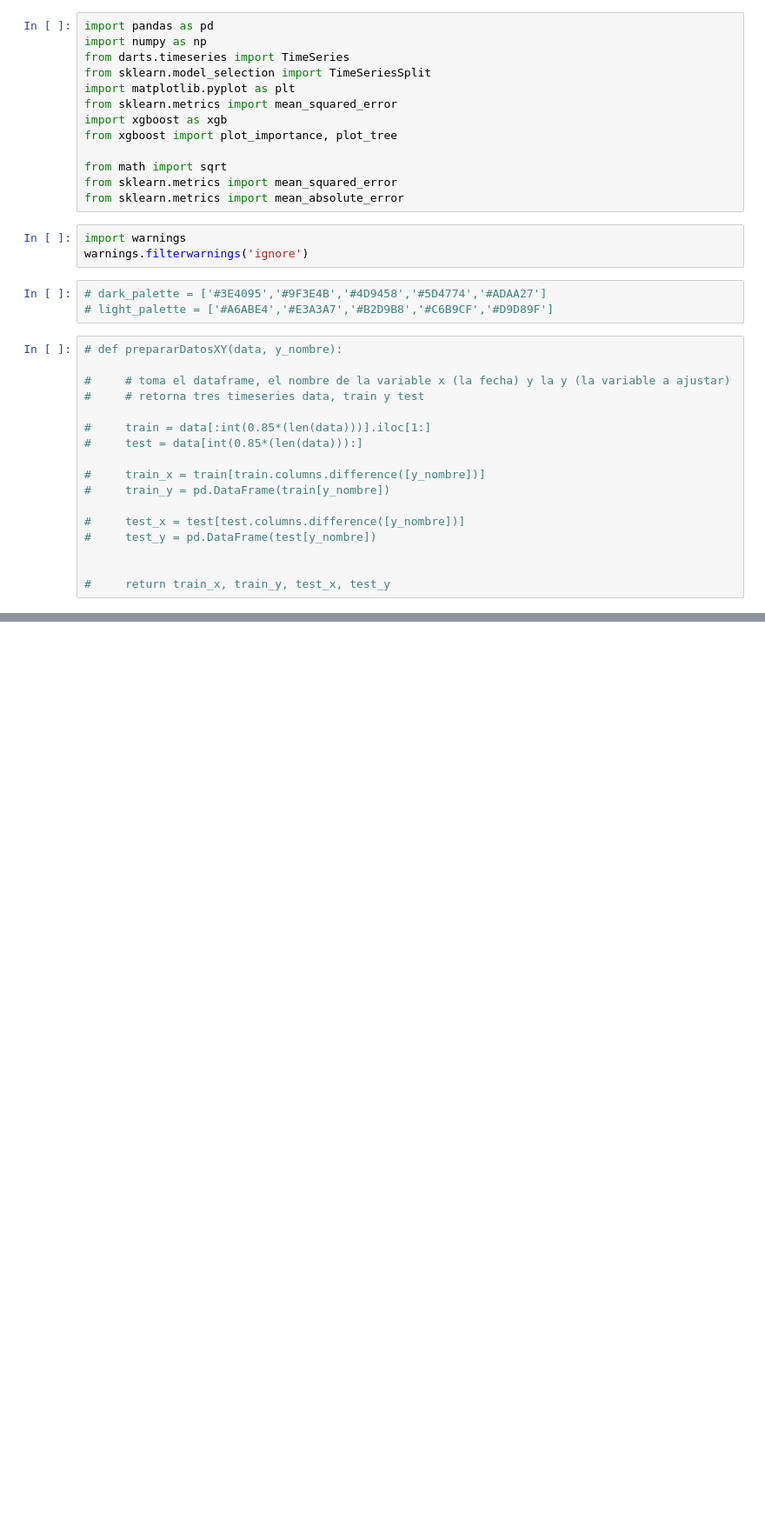
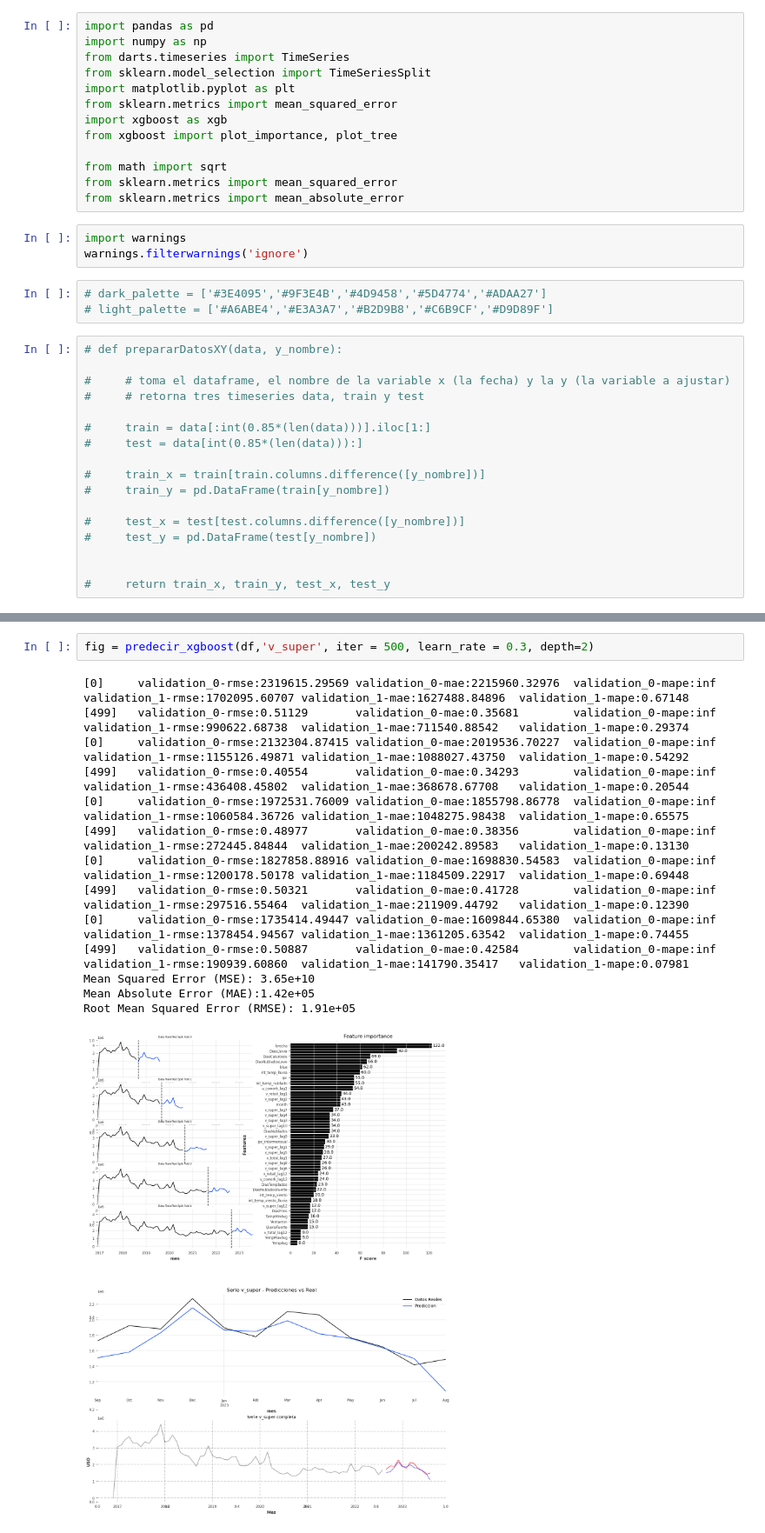
Before and after one commit to waldof86/AST, a Jupyter notebook: TP2/TP2 XGBoost.ipynb, the cells around one changed output, grey strips where cells are left out. Shown at 87% size. Cells and saved outputs as stored; diff of their text form; blank space fills up the shorter version.

```diff
--- a/TP2/TP2 XGBoost.ipynb
+++ b/TP2/TP2 XGBoost.ipynb
@@ -211,0 +292,17 @@ Root Mean Squared Error (RMSE): 6.82e+05
+# %%
+fig = predecir_xgboost(df,'v_super', iter = 500, learn_rate = 0.3, depth=2)
+# %% [output]
+[0]     validation_0-rmse:2319615.29569 validation_0-mae:2215960.32976  validation_0-mape:inf   validation_1-rmse:1702095.60707 validation_1-mae:1627488.84896  validation_1-mape:0.67148
+[499]   validation_0-rmse:0.51129       validation_0-mae:0.35681        validation_0-mape:inf   validation_1-rmse:990622.68738  validation_1-mae:711540.88542   validation_1-mape:0.29374
+[0]     validation_0-rmse:2132304.87415 validation_0-mae:2019536.70227  validation_0-mape:inf   validation_1-rmse:1155126.49871 validation_1-mae:1088027.43750  validation_1-mape:0.54292
+[499]   validation_0-rmse:0.40554       validation_0-mae:0.34293        validation_0-mape:inf   validation_1-rmse:436408.45802  validation_1-mae:368678.67708   validation_1-mape:0.20544
+[0]     validation_0-rmse:1972531.76009 validation_0-mae:1855798.86778  validation_0-mape:inf   validation_1-rmse:1060584.36726 validation_1-mae:1048275.98438  validation_1-mape:0.65575
+[499]   validation_0-rmse:0.48977       validation_0-mae:0.38356        validation_0-mape:inf   validation_1-rmse:272445.84844  validation_1-mae:200242.89583   validation_1-mape:0.13130
+[0]     validation_0-rmse:1827858.88916 validation_0-mae:1698830.54583  validation_0-mape:inf   validation_1-rmse:1200178.50178 validation_1-mae:1184509.22917  validation_1-mape:0.69448
+[499]   validation_0-rmse:0.50321       validation_0-mae:0.41728        validation_0-mape:inf   validation_1-rmse:297516.55464  validation_1-mae:211909.44792   validation_1-mape:0.12390
+[0]     validation_0-rmse:1735414.49447 validation_0-mae:1609844.65380  validation_0-mape:inf   validation_1-rmse:1378454.94567 validation_1-mae:1361205.63542  validation_1-mape:0.74455
+[499]   validation_0-rmse:0.50887       validation_0-mae:0.42584        validation_0-mape:inf   validation_1-rmse:190939.60860  validation_1-mae:141790.35417   validation_1-mape:0.07981
+Mean Squared Error (MSE): 3.65e+10
+Mean Absolute Error (MAE):1.42e+05
+Root Mean Squared Error (RMSE): 1.91e+05
+[figure, added]
```
Also changed, not shown: parts of 20 cells of this notebook.
